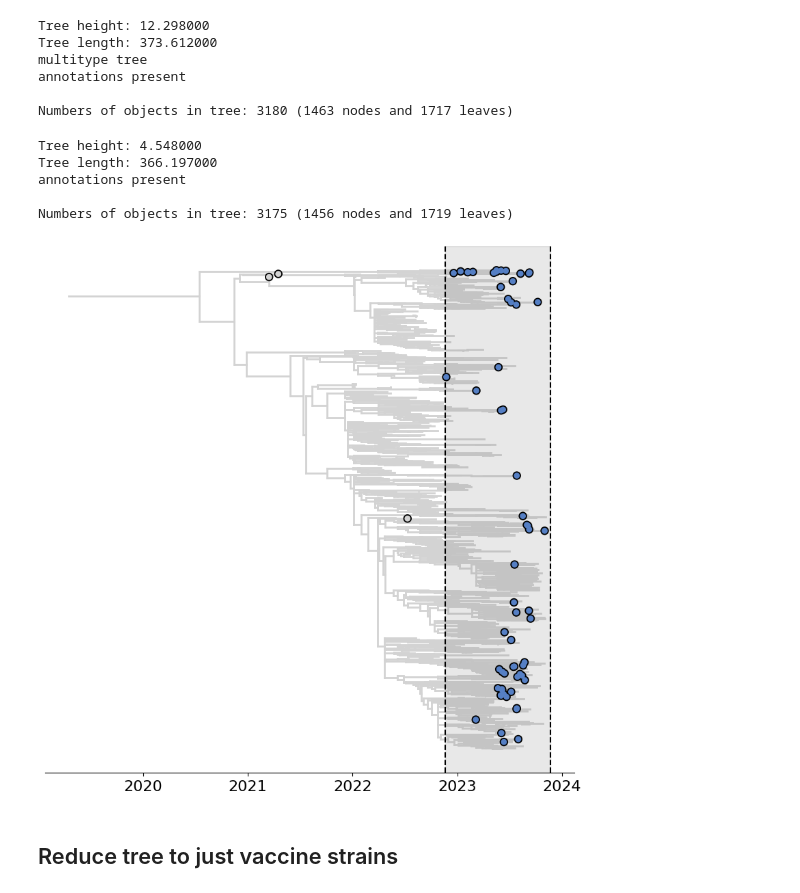
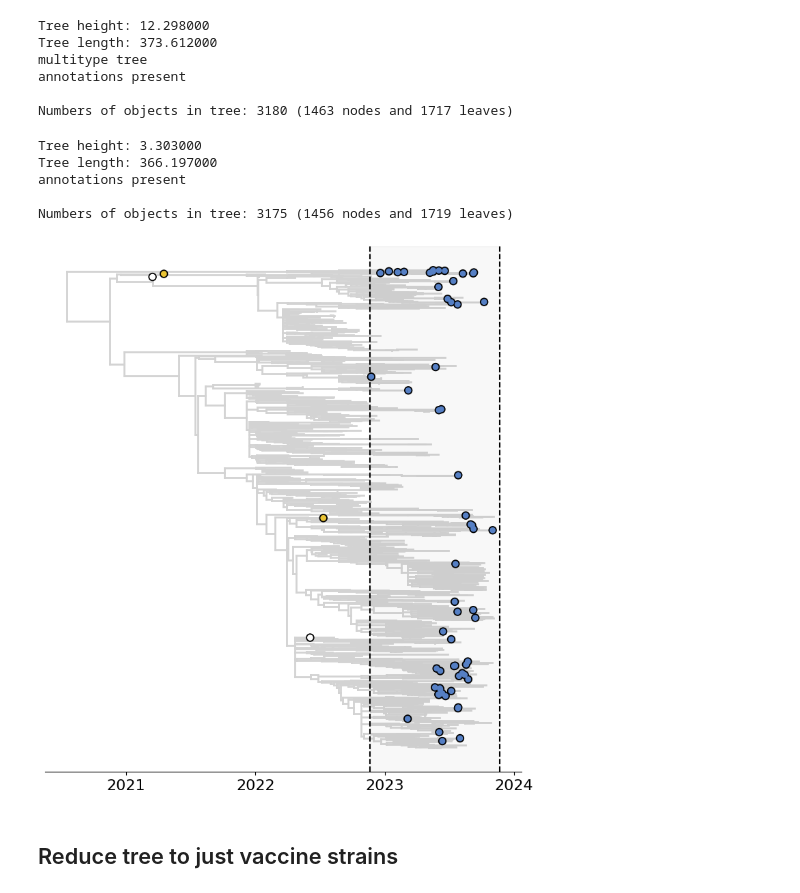
Before and after one commit to jbloomlab/flu_seqneut_H3N2_2023-2024, a Jupyter notebook: non-pipeline_analyses/draw_trees/plot_full_tree.ipynb, the cells around one changed output. Drawn from its saved outputs; the diff is of its cells as text; code cells hidden in the pictures.

Commit message:
update tree plotting

```diff
--- a/non-pipeline_analyses/draw_trees/plot_full_tree.ipynb
+++ b/non-pipeline_analyses/draw_trees/plot_full_tree.ipynb
@@ -239,19 +184,19 @@ ancestor
 
 ## Get subtree
 recent_subtree = recent_tree.subtree(k=ancestor,
-                                     stem=True
+                                     stem=False
                               # traverse_condition=lambda node: node.traits['some_state'] == some_node.traits['some_state']
                              )
-## will only traverse through children in the same trait state as the starting node
+## Will only traverse through children in the same trait state as the starting node
 recent_subtree.treeStats()
 # %% [output]
-Tree height: 4.548000
+Tree height: 3.303000
 Tree length: 366.197000
 annotations present
 
 Numbers of objects in tree: 3175 (1456 nodes and 1719 leaves)
 # %%
-fig = plt.figure(figsize=(10,10),facecolor='w') ## create figure
+fig = plt.figure(figsize=(9,10),facecolor='w') ## create figure
 ax=plt.subplot(
     facecolor='w') ## create axes
 
@@ -268,8 +213,8 @@ egg_subtree_vaccine_strains = [
 ]
 
 # colors and sizes for vaccine strains and library strains
-point_colour = lambda k: '#557fc4' if k.name not in subtree_vaccine_strains else 'lightgrey' if k.name in subtree_vaccine_strains else '#eac435' ## colour red if vaccine strain, blue if circulating, otherwise black
-point_size = lambda k: 40 if k.name in vaccine_strain_ls else 40 if k.name in library_strains_ls else 0
+point_colour = lambda k: '#557fc4' if k.name not in subtree_vaccine_strains else '#eac435' if k.name in egg_subtree_vaccine_strains else 'white'
+point_size = lambda k: 40 if k.name in vaccine_strains_ls else 40 if k.name in library_strains_ls else 0
 
 # x coordinate will be absolute time of node
 x_attr=lambda k: k.absoluteTime
@@ -291,35 +236,49 @@ ax.tick_params(axis='x',labelsize=16)
 
 # Remove ticks and spines except bottom
 [ax.spines[loc].set_visible(False) for loc in ax.spines if loc not in ['bottom']]
 ax.set_yticks([])
 ax.set_yticklabels([])
 
 # Custom x-axis
 ax.set_xticks([2020,2021,2022,2023,2024])
 
 
 # Add vertical line at library design
 library_design_date = 2023.8877
 plt.axvline(x=library_design_date, color='black', linestyle='--')
 
 # Add vertical line 12 months prior to library design
 prior_date = 2022.8877
 plt.axvline(x=prior_date, color='black', linestyle='--')
 
 # Add shaded box over library design period
 # Add a shaded box between x1 and x2
-plt.axvspan(prior_date, library_design_date, color='gray', alpha=0.18)
+plt.axvspan(prior_date, library_design_date, color='gray', alpha=0.05)
+
+# # Add node text
+# # target_func=lambda k: k.isleaf()
+# target_func=lambda k: k.name if k.name in vaccine_strains_ls else None ## which branches will be annotated
+# text_func=lambda k: k.name ## what text is plotted
+# text_x_attr=lambda k: k.absoluteTime ## where x coordinate for text is
+# text_y_attr=lambda k: k.y + 0.3 ## where x coordinate for text is
+# kwargs={'va':'bottom','ha':'center','size': 9,
+#         'style': 'italic'
+#        } ## kwargs for text
+# recent_subtree.addText(ax, x_attr=text_x_attr, y_attr=text_y_attr,
+#                        target=target_func, text=text_func,
+#                        **kwargs) ## text will use a different x attribute function to shift it to the right
+
 
 
 plt.draw()
 
 # Save plot
 outfile = os.path.join('./results/recent_tree_library_highlighted.png')
 plt.savefig(outfile, dpi = 600, bbox_inches = 'tight')
 
 plt.show()
 # %% [output]
-[figure, old version]
+[figure, new version]
 # %% [markdown]
 ## Reduce tree to just vaccine strains
 # %%
```
Also changed, not shown: parts of 21 cells of this notebook, 14 other files.
